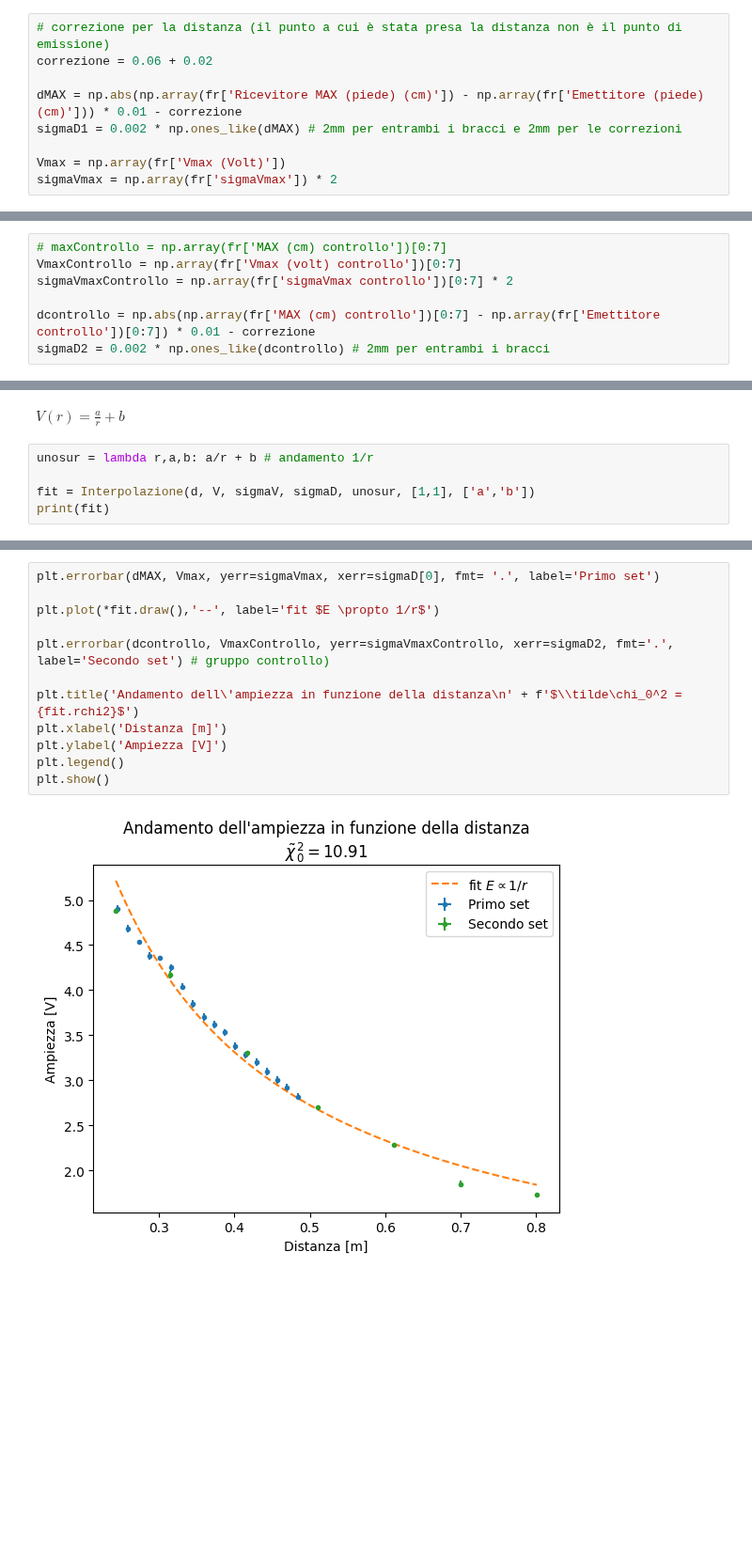
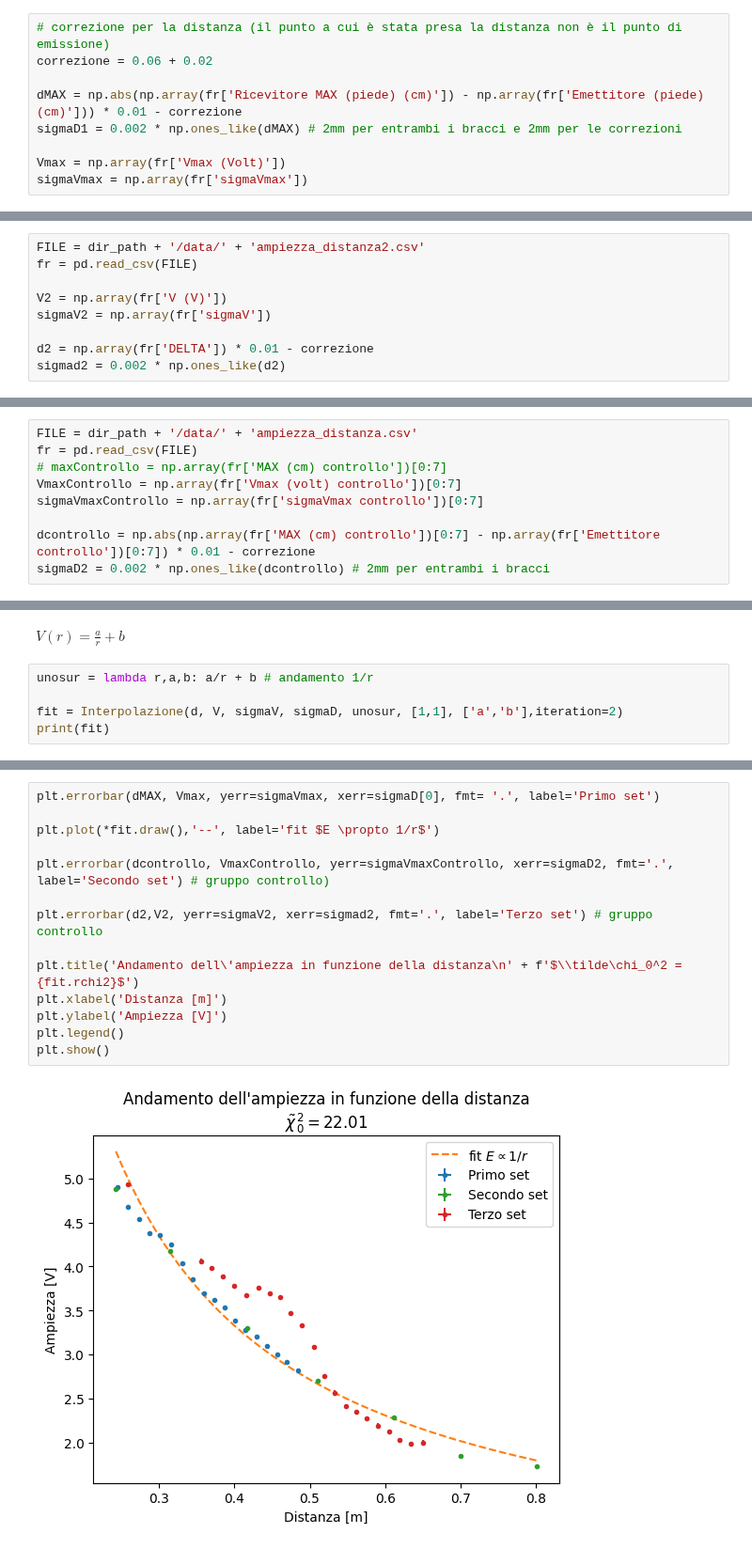
Before and after one commit to CarminatiGiovanni/LaboratorioFisica2, a Jupyter notebook: 20240509micoonde/ampiezza_distanza.ipynb, the cells around one changed output, grey strips where cells are left out. Shown at 94% size. Cells and saved outputs as stored; diff of their text form; blank space fills up the shorter version.

```diff
--- a/20240509micoonde/ampiezza_distanza.ipynb
+++ b/20240509micoonde/ampiezza_distanza.ipynb
@@ -25,4 +25,4 @@ dMAX = np.abs(np.array(fr['Ricevitore MAX (piede) (cm)']) - np.array(fr['Emettit
 sigmaD1 = 0.002 * np.ones_like(dMAX) # 2mm per entrambi i bracci e 2mm per le correzioni
 
 Vmax = np.array(fr['Vmax (Volt)'])
-sigmaVmax = np.array(fr['sigmaVmax']) * 2
+sigmaVmax = np.array(fr['sigmaVmax'])
@@ -29,11 +31,22 @@ sigmaVmax = np.array(fr['sigmaVmax']) * 2
+# %%
+FILE = dir_path + '/data/' + 'ampiezza_distanza2.csv'
+fr = pd.read_csv(FILE)
+
+V2 = np.array(fr['V (V)'])
+sigmaV2 = np.array(fr['sigmaV'])
+
+d2 = np.array(fr['DELTA']) * 0.01 - correzione
+sigmad2 = 0.002 * np.ones_like(d2)
 # %% [markdown]
 # GRUPPO DI CONTROLLO
 
 sono state raccolte ulteriori misure dei valori di picco spazzando distanze maggiori
 # %%
+FILE = dir_path + '/data/' + 'ampiezza_distanza.csv'
+fr = pd.read_csv(FILE)
 # maxControllo = np.array(fr['MAX (cm) controllo'])[0:7]
 VmaxControllo = np.array(fr['Vmax (volt) controllo'])[0:7]
-sigmaVmaxControllo = np.array(fr['sigmaVmax controllo'])[0:7] * 2
+sigmaVmaxControllo = np.array(fr['sigmaVmax controllo'])[0:7]
 
 dcontrollo = np.abs(np.array(fr['MAX (cm) controllo'])[0:7] - np.array(fr['Emettitore controllo'])[0:7]) * 0.01 - correzione
 sigmaD2 = 0.002 * np.ones_like(dcontrollo) # 2mm per entrambi i bracci
@@ -51,7 +64,7 @@ $V(r) = \frac{a}{r} + b$
 # %%
 unosur = lambda r,a,b: a/r + b # andamento 1/r
 
-fit = Interpolazione(d, V, sigmaV, sigmaD, unosur, [1,1], ['a','b'])
+fit = Interpolazione(d, V, sigmaV, sigmaD, unosur, [1,1], ['a','b'],iteration=2)
 print(fit)
 # %% [output]
 ----------------- VALORI FIT: -----------------
@@ -65,14 +78,16 @@ chi2 ridotto: 10.91
 # %%
 plt.errorbar(dMAX, Vmax, yerr=sigmaVmax, xerr=sigmaD[0], fmt= '.', label='Primo set')
 
 plt.plot(*fit.draw(),'--', label='fit $E \propto 1/r$')
 
 plt.errorbar(dcontrollo, VmaxControllo, yerr=sigmaVmaxControllo, xerr=sigmaD2, fmt='.', label='Secondo set') # gruppo controllo)
 
+plt.errorbar(d2,V2, yerr=sigmaV2, xerr=sigmad2, fmt='.', label='Terzo set') # gruppo controllo
+
 plt.title('Andamento dell\'ampiezza in funzione della distanza\n' + f'$\\tilde\chi_0^2 = {fit.rchi2}$')
 plt.xlabel('Distanza [m]')
 plt.ylabel('Ampiezza [V]')
 plt.legend()
 plt.show()
 # %% [output]
-[figure, old version]
+[figure, new version]
```
Also changed, not shown: parts of 2 cells of this notebook, 3 other files.
